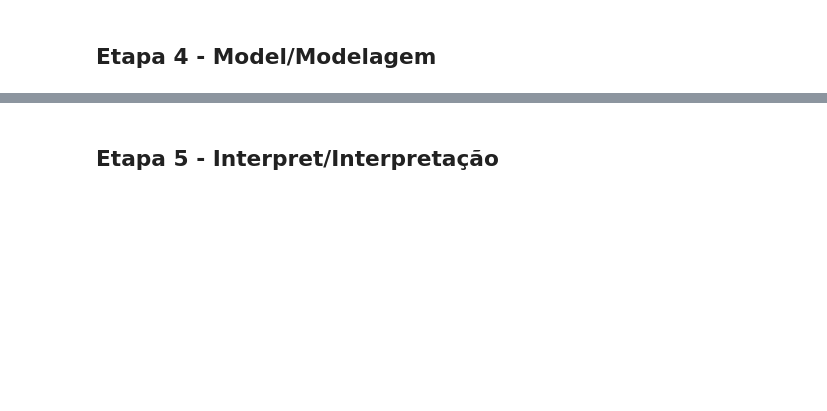
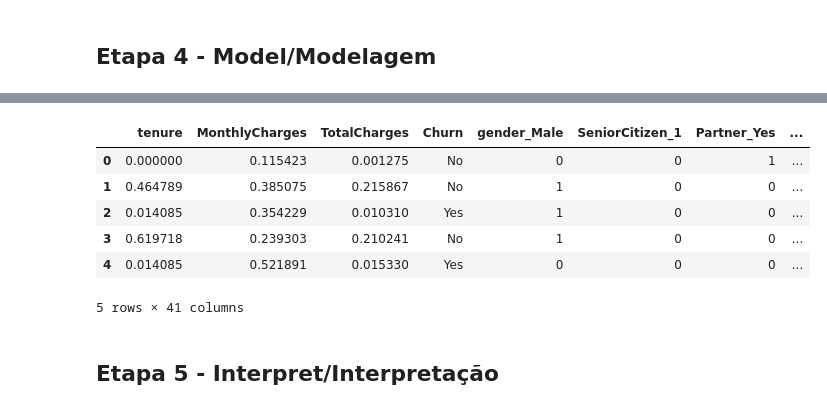
Before and after one commit to eloabe/churn-analysis, a Jupyter notebook: notebook1.ipynb, the cells around one changed output, grey strips where cells are left out. Cells and saved outputs as stored; diff of their text form; code cells hidden in the pictures; blank space fills up the shorter version.

```diff
--- a/notebook1.ipynb
+++ b/notebook1.ipynb
@@ -354,0 +388,5 @@ get_n_most_corr_pairs(cvm, 10)
+# %%
+#Normalizando os dados:
+scaler = MinMaxScaler()
+
+df1[numericas] = scaler.fit_transform(df1[numericas])
@@ -355,2 +398,26 @@ get_n_most_corr_pairs(cvm, 10)
+# %%
+#verificando quais colunas são binárias ou não
+unique_values = pd.DataFrame(df1[categoricas].nunique()).reset_index()
+unique_values.columns = ['var', 'count']
+
+columns_to_drop_first = unique_values['var'].loc[unique_values['count'] <= 2].values
+
+columns_to_leave_first = unique_values['var'].loc[unique_values['count'] > 2].values
+
+#fazendo o encoding
+df1 = pd.get_dummies(df1, columns = columns_to_drop_first, drop_first = True)
+
+df1 = pd.get_dummies(df1, columns = columns_to_leave_first, drop_first = False)
+
+#verificando o resultado final do dataset após as transformações
+df1.head()
+# %% [output]
+|  | tenure | MonthlyCharges | TotalCharges | Churn | gender_Male | SeniorCitizen_1 | Partner_Yes | ... |
+| 0 | 0.000000 | 0.115423 | 0.001275 | No | 0 | 0 | 1 | ... |
+| 1 | 0.464789 | 0.385075 | 0.215867 | No | 1 | 0 | 0 | ... |
+| 2 | 0.014085 | 0.354229 | 0.010310 | Yes | 1 | 0 | 0 | ... |
+| 3 | 0.619718 | 0.239303 | 0.210241 | No | 1 | 0 | 0 | ... |
+| 4 | 0.014085 | 0.521891 | 0.015330 | Yes | 0 | 0 | 0 | ... |
+5 rows × 41 columns
 # %% [markdown]
 ## Etapa 5 - Interpret/Interpretação
```
Also changed, not shown: parts of 9 cells of this notebook.
